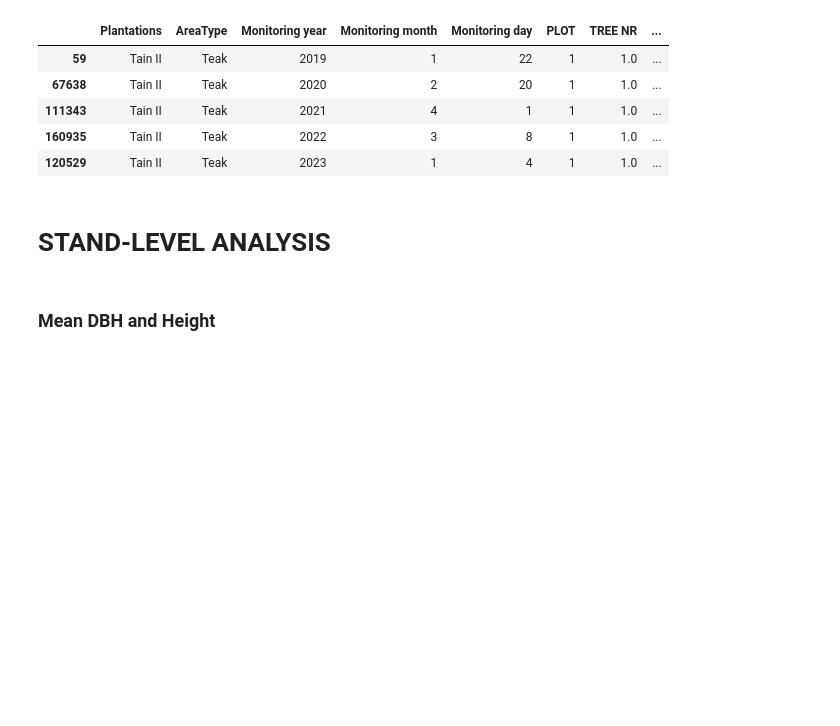
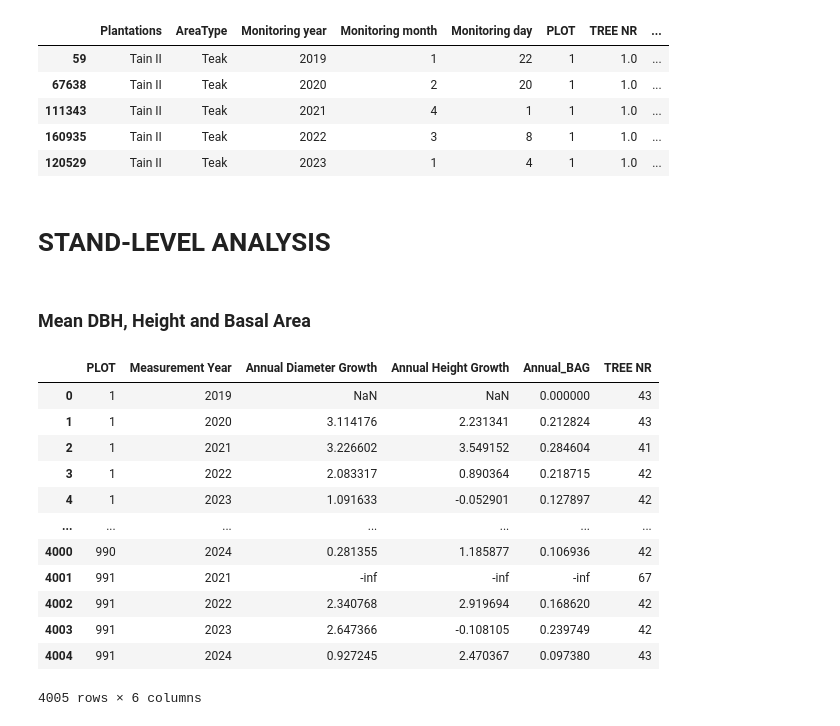
Before and after one commit to ds-gowusu/ds-ml-portfolio, a Jupyter notebook: teak_growth_analysis.ipynb, the cells around one changed output. Cells and saved outputs as stored; diff of their text form; code cells hidden in the pictures; blank space fills up the shorter version.

```diff
--- a/teak_growth_analysis.ipynb
+++ b/teak_growth_analysis.ipynb
@@ -396,4 +396,28 @@ dtable.head()
 # %% [markdown]
 # STAND-LEVEL ANALYSIS
 # %% [markdown]
-### Mean DBH and Height
+### Mean DBH, Height and Basal Area
+# %%
+dtable['Measurement Year'] = dtable['Measuring date'].dt.year
+plot_growth = dtable.groupby(['PLOT', 'Measurement Year']).agg({
+    'Annual Diameter Growth': 'mean',
+    'Annual Height Growth': 'mean',
+    'Annual_BAG': 'sum',
+    'TREE NR': 'nunique'
+}).reset_index()
+# %%
+plot_growth
+# %% [output]
+|  | PLOT | Measurement Year | Annual Diameter Growth | Annual Height Growth | Annual_BAG | TREE NR |
+| 0 | 1 | 2019 | NaN | NaN | 0.000000 | 43 |
+| 1 | 1 | 2020 | 3.114176 | 2.231341 | 0.212824 | 43 |
+| 2 | 1 | 2021 | 3.226602 | 3.549152 | 0.284604 | 41 |
+| 3 | 1 | 2022 | 2.083317 | 0.890364 | 0.218715 | 42 |
+| 4 | 1 | 2023 | 1.091633 | -0.052901 | 0.127897 | 42 |
+| ... | ... | ... | ... | ... | ... | ... |
+| 4000 | 990 | 2024 | 0.281355 | 1.185877 | 0.106936 | 42 |
+| 4001 | 991 | 2021 | -inf | -inf | -inf | 67 |
+| 4002 | 991 | 2022 | 2.340768 | 2.919694 | 0.168620 | 42 |
+| 4003 | 991 | 2023 | 2.647366 | -0.108105 | 0.239749 | 42 |
+| 4004 | 991 | 2024 | 0.927245 | 2.470367 | 0.097380 | 43 |
+4005 rows × 6 columns
```
